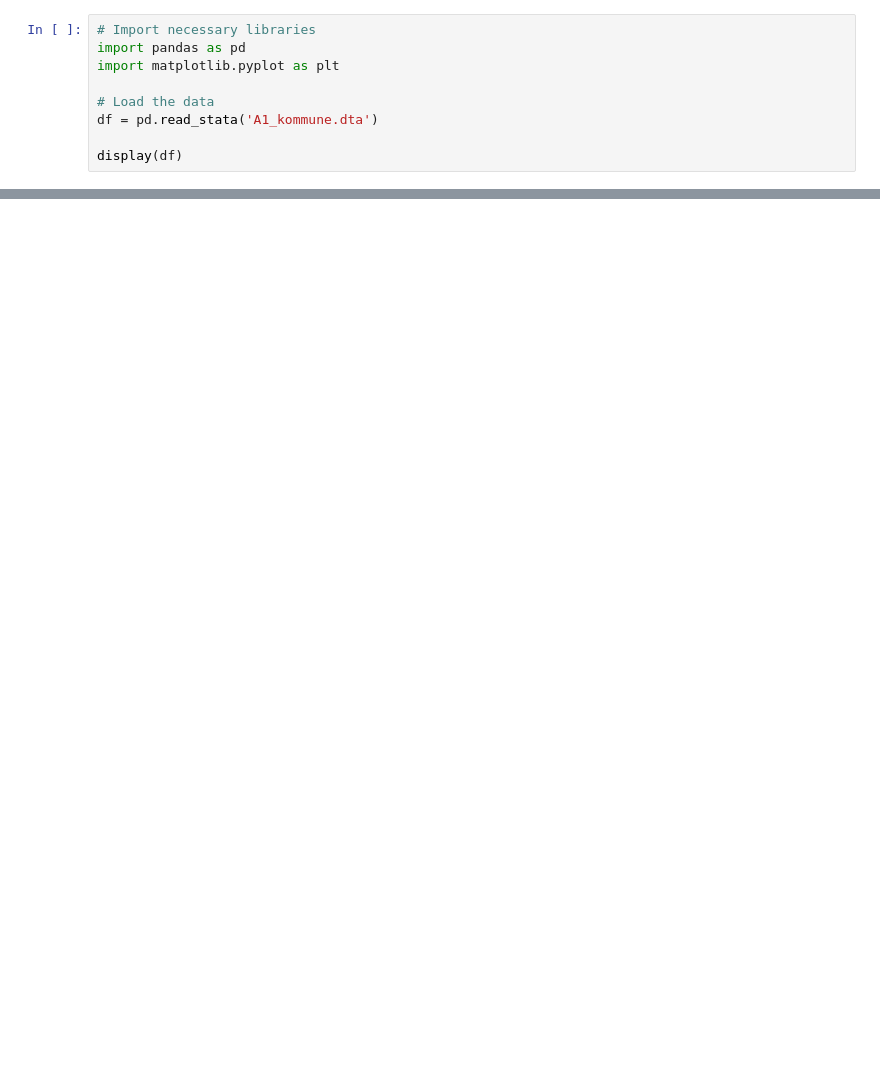
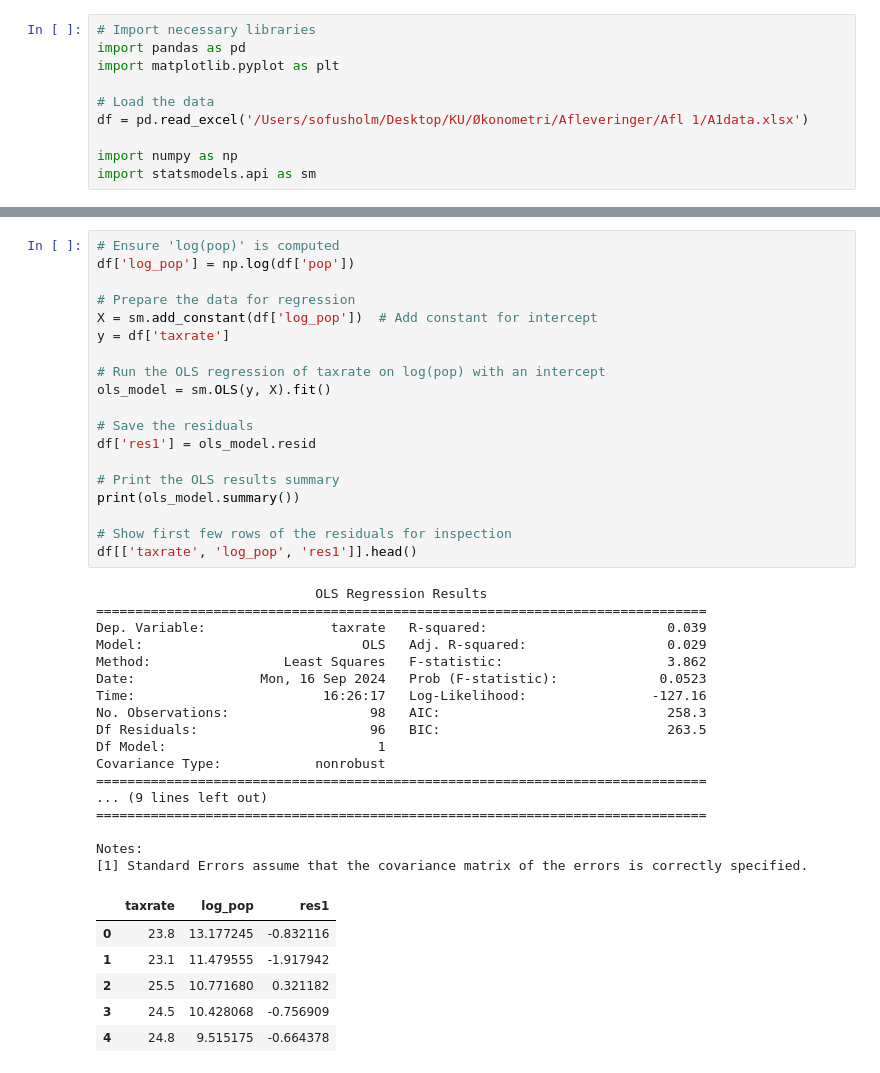
Before and after one commit to vsx222/EconometricsA, a Jupyter notebook: Aflevering_1/A1.ipynb, the cells around one changed output, grey strips where cells are left out. Drawn from its saved outputs; the diff is of its cells as text; blank space fills up the shorter version.

```diff
--- a/Aflevering_1/A1.ipynb
+++ b/Aflevering_1/A1.ipynb
@@ -4,6 +4,7 @@ import pandas as pd
 import matplotlib.pyplot as plt
 
 # Load the data
-df = pd.read_stata('A1_kommune.dta')
+df = pd.read_excel('/Users/sofusholm/Desktop/KU/Økonometri/Afleveringer/Afl 1/A1data.xlsx')
 
-display(df)
+import numpy as np
+import statsmodels.api as sm
@@ -62,3 +45,46 @@ max    860.000000  44170.335938  27.799999  528208.000000
 [figure]
 [figure]
 [figure]
+# %%
+# Ensure 'log(pop)' is computed
+df['log_pop'] = np.log(df['pop'])
+
+# Prepare the data for regression
+X = sm.add_constant(df['log_pop'])  # Add constant for intercept
+y = df['taxrate']
+
+# Run the OLS regression of taxrate on log(pop) with an intercept
+ols_model = sm.OLS(y, X).fit()
+
+# Save the residuals
+df['res1'] = ols_model.resid
+
+# Print the OLS results summary
+print(ols_model.summary())
+
+# Show first few rows of the residuals for inspection
+df[['taxrate', 'log_pop', 'res1']].head()
+# %% [output]
+                            OLS Regression Results
+==============================================================================
+Dep. Variable:                taxrate   R-squared:                       0.039
+Model:                            OLS   Adj. R-squared:                  0.029
+Method:                 Least Squares   F-statistic:                     3.862
+Date:                Mon, 16 Sep 2024   Prob (F-statistic):             0.0523
+Time:                        16:26:17   Log-Likelihood:                -127.16
+No. Observations:                  98   AIC:                             258.3
+Df Residuals:                      96   BIC:                             263.5
+Df Model:                           1
+Covariance Type:            nonrobust
+==============================================================================
+... (9 lines left out)
+==============================================================================
+
+Notes:
+[1] Standard Errors assume that the covariance matrix of the errors is correctly specified.
+|  | taxrate | log_pop | res1 |
+| 0 | 23.8 | 13.177245 | -0.832116 |
+| 1 | 23.1 | 11.479555 | -1.917942 |
+| 2 | 25.5 | 10.771680 | 0.321182 |
+| 3 | 24.5 | 10.428068 | -0.756909 |
+| 4 | 24.8 | 9.515175 | -0.664378 |
```
Also changed, not shown: parts of 3 cells of this notebook.
